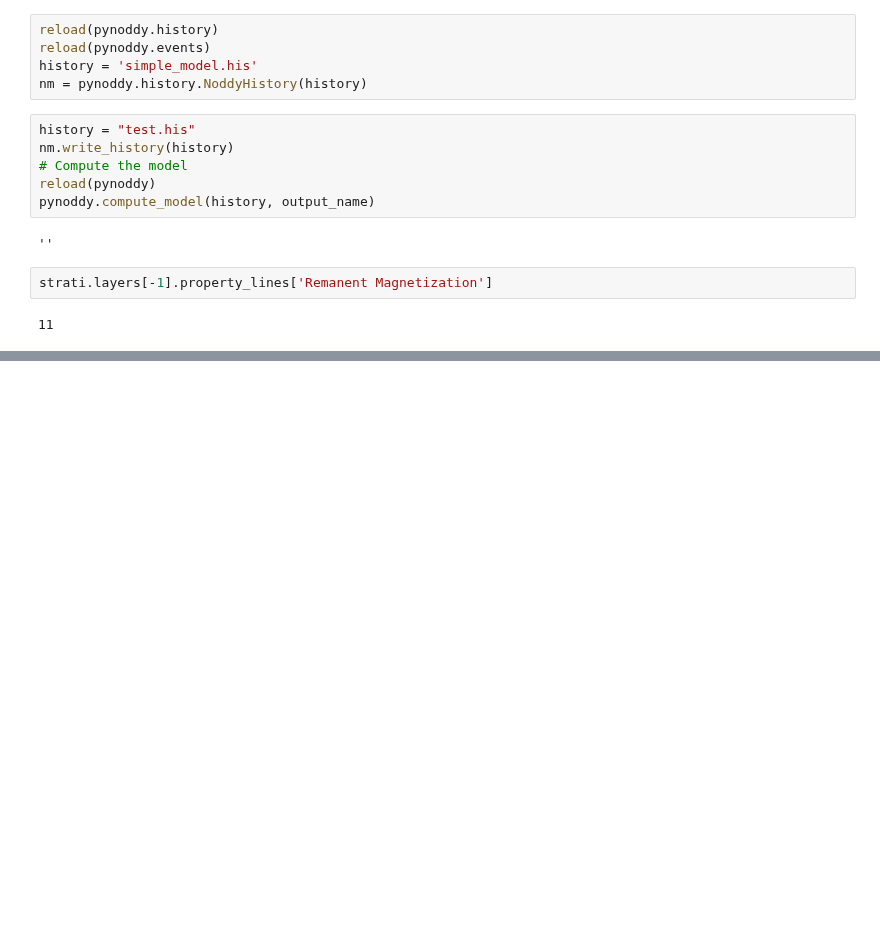
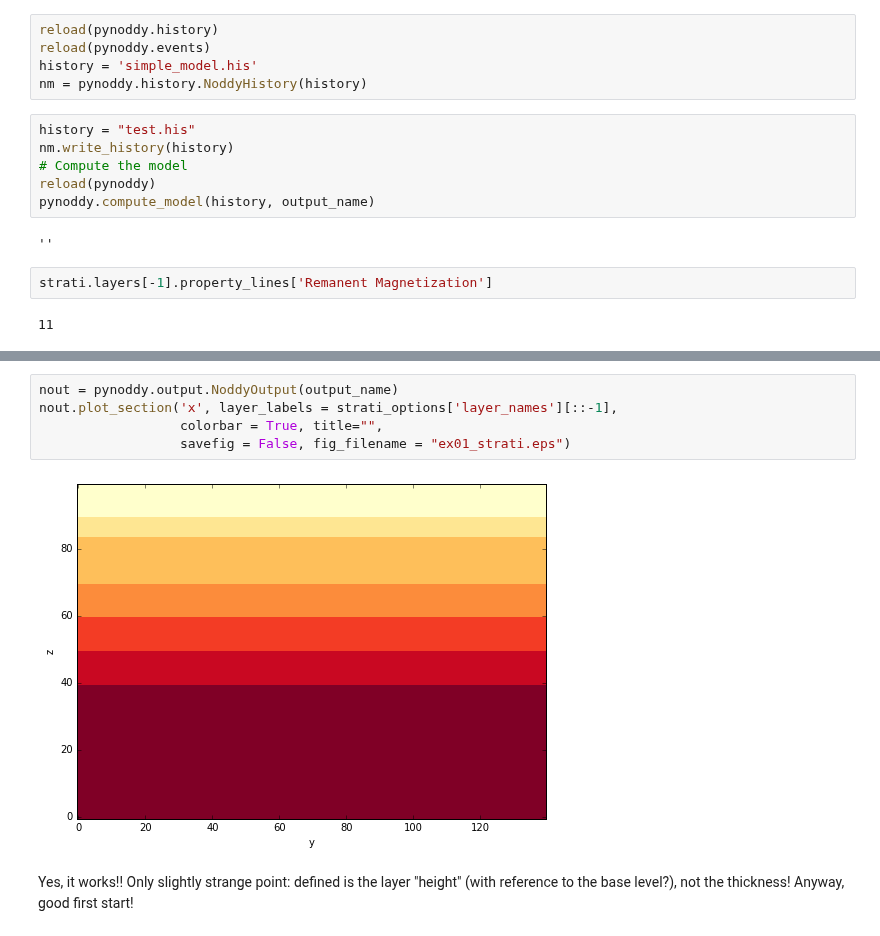
Before and after one commit to cgre-aachen/pynoddy, a Jupyter notebook: docs/notebooks/Likelihood_extraction.ipynb, the cells around one changed output, grey strips where cells are left out. Cells and saved outputs as stored; diff of their text form; blank space fills up the shorter version.

Commit message:
Check change of layer thickness in notebook example - it seems to work!

```diff
--- a/docs/notebooks/Likelihood_extraction.ipynb
+++ b/docs/notebooks/Likelihood_extraction.ipynb
@@ -291,0 +317,9 @@ strati.layers[-1].property_lines['Remanent Magnetization']
+# %%
+nout = pynoddy.output.NoddyOutput(output_name)
+nout.plot_section('x', layer_labels = strati_options['layer_names'][::-1],
+                  colorbar = True, title="",
+                  savefig = False, fig_filename = "ex01_strati.eps")
+# %% [output]
+[figure, added]
+# %% [markdown]
+Yes, it works!! Only slightly strange point: defined is the layer "height" (with reference to the base level?), not the thickness! Anyway, good first start!
```
Also changed, not shown: parts of 6 cells of this notebook.
